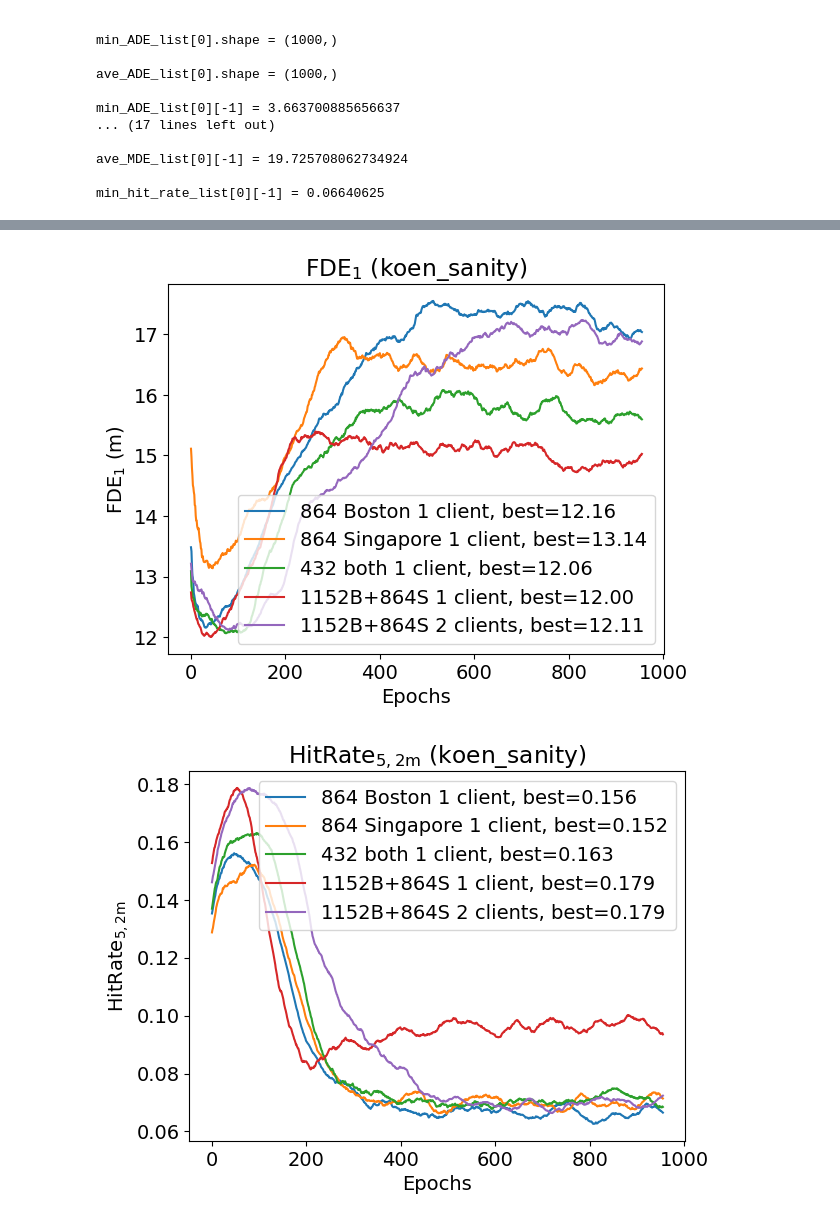
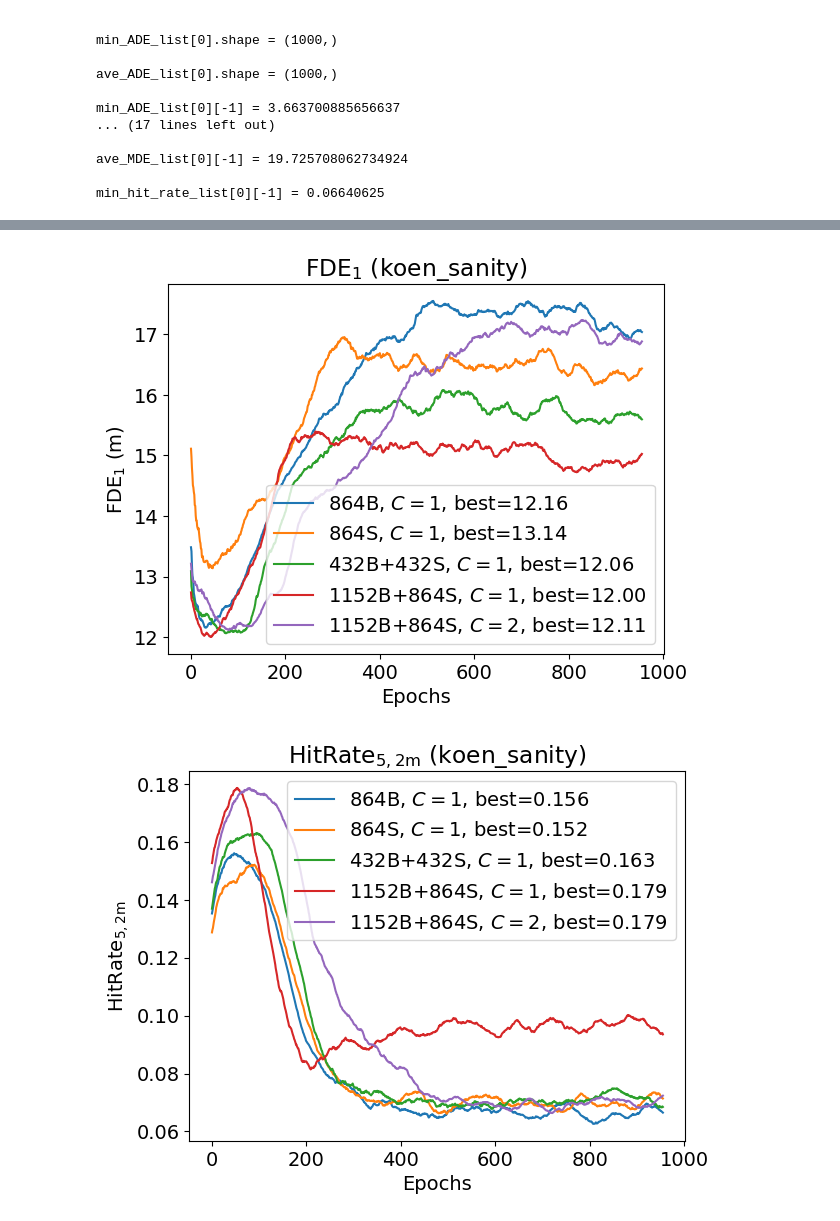
Before and after one commit to dolander1/nuscenes_dolander1, a Jupyter notebook: python-sdk/tutorials/analyseKoenSanity.ipynb, the cells around one changed output, grey strips where cells are left out. Drawn from its saved outputs; the diff is of its cells as text; code cells hidden in the pictures.

Commit message:
font things

```diff
--- a/python-sdk/tutorials/analyseKoenSanity.ipynb
+++ b/python-sdk/tutorials/analyseKoenSanity.ipynb
@@ -391,6 +391,9 @@ min_hit_rate_list[0][-1] = 0.06640625
 ############### Load files #######################
 import numpy as np
 import matplotlib.pyplot as plt
+from matplotlib import rc
+
+
 
 # Settings
 k_nr_of_trajectories_many_files_ADE = 5 # 1, 5, 15
@@ -455,7 +458,7 @@ max_distance = 2 # 2, 4
 # # Iterate over folders and legend lists
 folder = 'sanity_check_Koen'
 folder_name = "koen_sanity"
-legend_list = ['864 Boston 1 client','864 Singapore 1 client','432 both 1 client','1152B+864S 1 client','1152B+864S 2 clients']
+legend_list = ['864B, $C=1$','864S, $C=1$','432B+432S, $C=1$','1152B+864S, $C=1$','1152B+864S, $C=2$']
 
 #### Load files
 min_ADE_list = np.load(f'saveResults/processed_RealResults/{folder}/min_ADE_list_k={k_nr_of_trajectories_many_files_ADE}.npy')
@@ -473,7 +476,12 @@ min_hit_rate_list = np.load(f'saveResults/processed_RealResults/{folder}/min_hit
 
 
 # Set the font size for all labels and title
+# plt.rcParams.update({'font.family': 'monospace'})
+# plt.rcParams.update({'font.style': 'normal'})
+# plt.rcParams.update({'font.stretch': 'condensed'})
 plt.rcParams.update({'font.size': 14})
+plt.rcParams["font.family"] = "Times New Roman"
+
 
 ## Smooth data ADE
 start_number = 5
@@ -491,7 +499,7 @@ plt.legend();
 plt.title(f"minADE$_{k_nr_of_trajectories_many_files_ADE}$ ({folder_name})");
 plt.xlabel('Epochs')
 plt.ylabel(f"minADE$_{k_nr_of_trajectories_many_files_ADE}$ (m)")
-plt.savefig(f"saveResults/plots/{folder}/{folder_name}_minADE_k={k_nr_of_trajectories_many_files_ADE}.png", bbox_inches='tight', pad_inches=0)
+plt.savefig(f"saveResults/plots/{folder}/{folder_name}_minADE_k={k_nr_of_trajectories_many_files_ADE}.pdf", bbox_inches='tight', pad_inches=0)
 # ave_ADE
 plt.figure()
 [plt.plot(smooth_ave_ADE, label=legend+f', best={best_ave_ADE:.2f}') for smooth_ave_ADE, legend, best_ave_ADE in zip(smooth_ave_ADE_list, legend_list, best_smooth_ave_ADE_list)]
@@ -499,7 +507,7 @@ plt.legend();
 plt.title(f"aveADE$_{k_nr_of_trajectories_many_files_ADE}$ ({folder_name})");
 plt.xlabel('Epochs')
 plt.ylabel(f"aveADE$_{k_nr_of_trajectories_many_files_ADE}$ (m)")
-plt.savefig(f"saveResults/plots/{folder}/{folder_name}_aveADE_k={k_nr_of_trajectories_many_files_ADE}", bbox_inches='tight', pad_inches=0)
+plt.savefig(f"saveResults/plots/{folder}/{folder_name}_aveADE_k={k_nr_of_trajectories_many_files_ADE}.pdf", bbox_inches='tight', pad_inches=0)
 
 
 ## Smooth data FDE
@@ -518,7 +526,7 @@ plt.legend();
 plt.title(f"FDE$_{k_nr_of_trajectories_many_files_FDE}$ ({folder_name})");
 plt.xlabel('Epochs')
 plt.ylabel(f"FDE$_{k_nr_of_trajectories_many_files_FDE}$ (m)")
-plt.savefig(f"saveResults/plots/{folder}/{folder_name}_FDE_k={k_nr_of_trajectories_many_files_FDE}", bbox_inches='tight', pad_inches=0)
+plt.savefig(f"saveResults/plots/{folder}/{folder_name}_FDE_k={k_nr_of_trajectories_many_files_FDE}.pdf", bbox_inches='tight', pad_inches=0)
 
 
 ## Smooth data MDE - hit rate
@@ -550,5 +558,5 @@ plt.legend();
 plt.title(r'HitRate$_{{{0},{1}\rm m}}$ ({2})'.format(k_nr_of_trajectories_many_files_MDE, max_distance, folder_name));
 plt.xlabel('Epochs')
 plt.ylabel(r'HitRate$_{{{0},{1}\rm m}}$'.format(k_nr_of_trajectories_many_files_MDE, max_distance))
-plt.savefig(f"saveResults/plots/{folder}/{folder_name}_HitRate_k={k_nr_of_trajectories_many_files_MDE}_d={max_distance}", bbox_inches='tight', pad_inches=0)
+plt.savefig(f"saveResults/plots/{folder}/{folder_name}_HitRate_k={k_nr_of_trajectories_many_files_MDE}_d={max_distance}.pdf", bbox_inches='tight', pad_inches=0)
 # %% [output]
@@ -557,5 +565,5 @@ plt.savefig(f"saveResults/plots/{folder}/{folder_name}_HitRate_k={k_nr_of_trajec
-[figure, old version]
+[figure, new version]
-[figure, old version]
+[figure, new version]
 # %%
 # ############## Calculate and plot one files
 # k_nr_of_trajectories_one_file = 1
```
Also changed, not shown: parts of 1 cell of this notebook.
